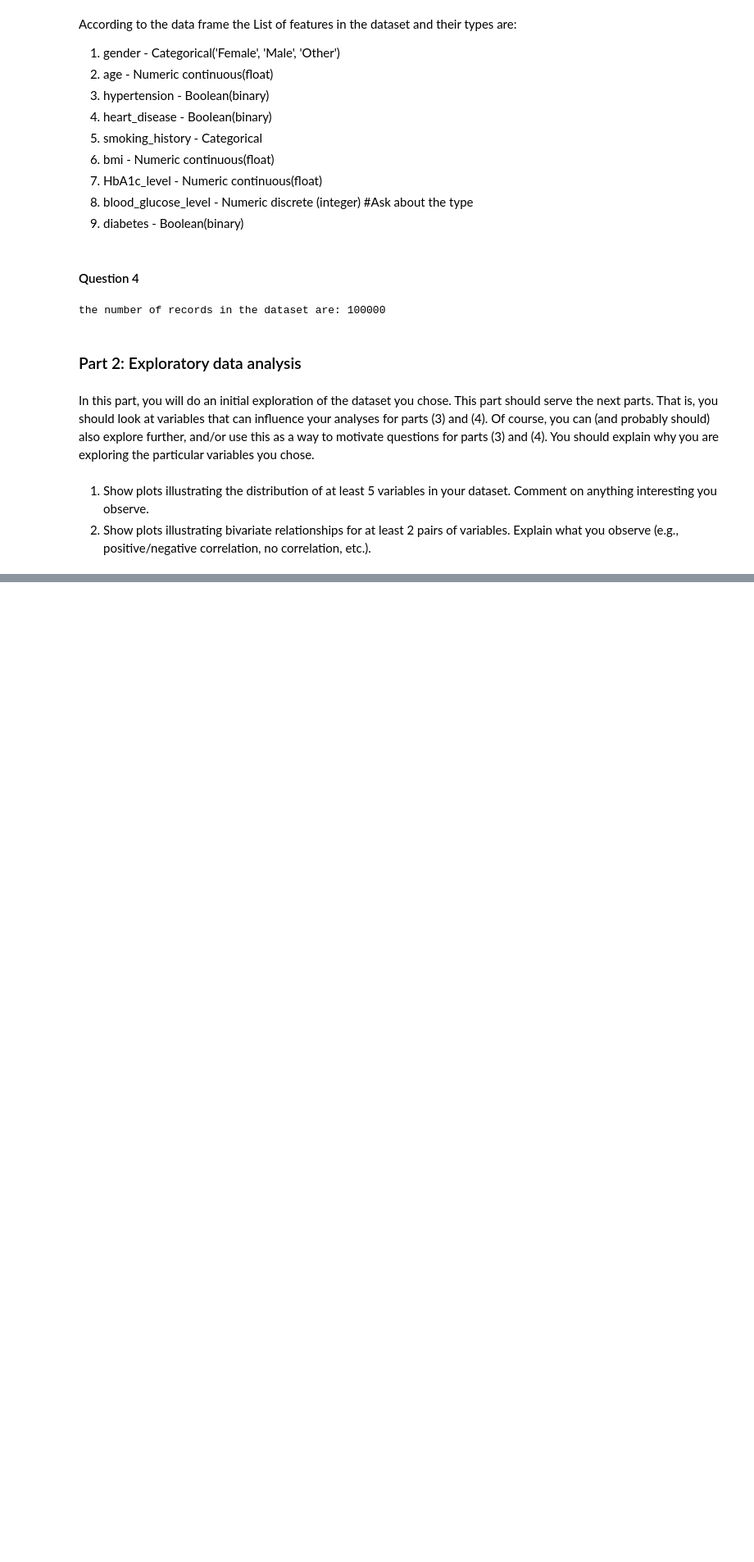
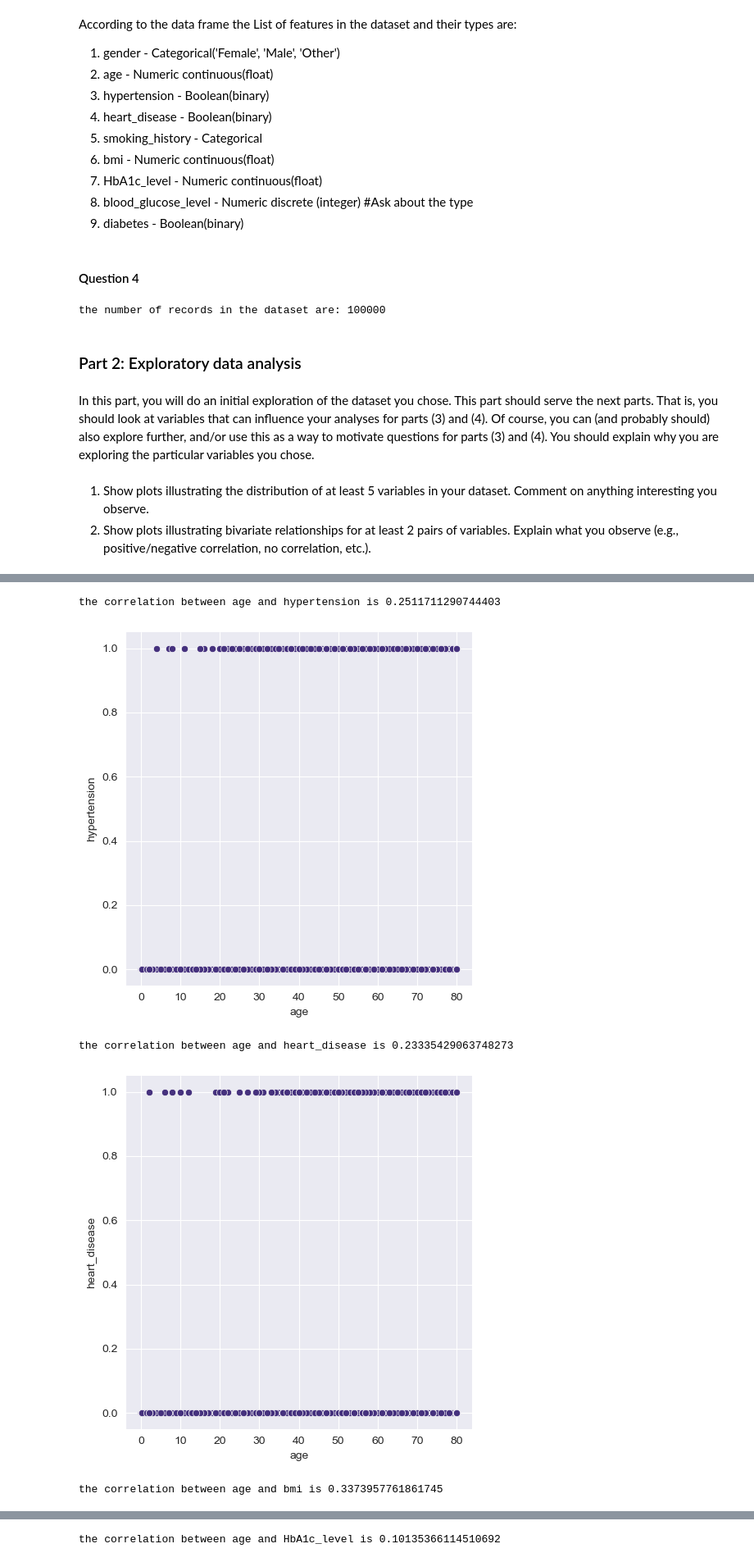
Before and after one commit to LiorBenSidi/Mini-Project, a Jupyter notebook: Mini-Project.ipynb, the cells around one changed output, grey strips where cells are left out. Shown at 82% size. Drawn from its saved outputs; the diff is of its cells as text; code cells hidden in the pictures; blank space fills up the shorter version.

```diff
--- a/Mini-Project.ipynb
+++ b/Mini-Project.ipynb
@@ -170,0 +197,14 @@ See the caveats in the documentation: https://pandas.pydata.org/pandas-docs/stab
+# %%
+for i in (df_diabetes.columns.unique()):
+    for j in tqdm(df_diabetes.columns.unique()):
+        #checking the correlation
+        if i != j and type(df_diabetes[i][0]) != str and type(df_diabetes[j][0]) != str:
+            print(f'the correlation between {i} and {j} is {df_diabetes[i].corr(df_diabetes[j])}')
+            sns.relplot(data=df_diabetes, kind='scatter', x=i, y=j)
+            plt.show()
+# %% [output]
+the correlation between age and hypertension is 0.2511711290744403
+[figure, added]
+the correlation between age and heart_disease is 0.23335429063748273
+[figure, added]
+the correlation between age and bmi is 0.3373957761861745
@@ -170,0 +212 @@ See the caveats in the documentation: https://pandas.pydata.org/pandas-docs/stab
+the correlation between age and HbA1c_level is 0.10135366114510692
```
Also changed, not shown: parts of 15 cells of this notebook, 2 other files.
